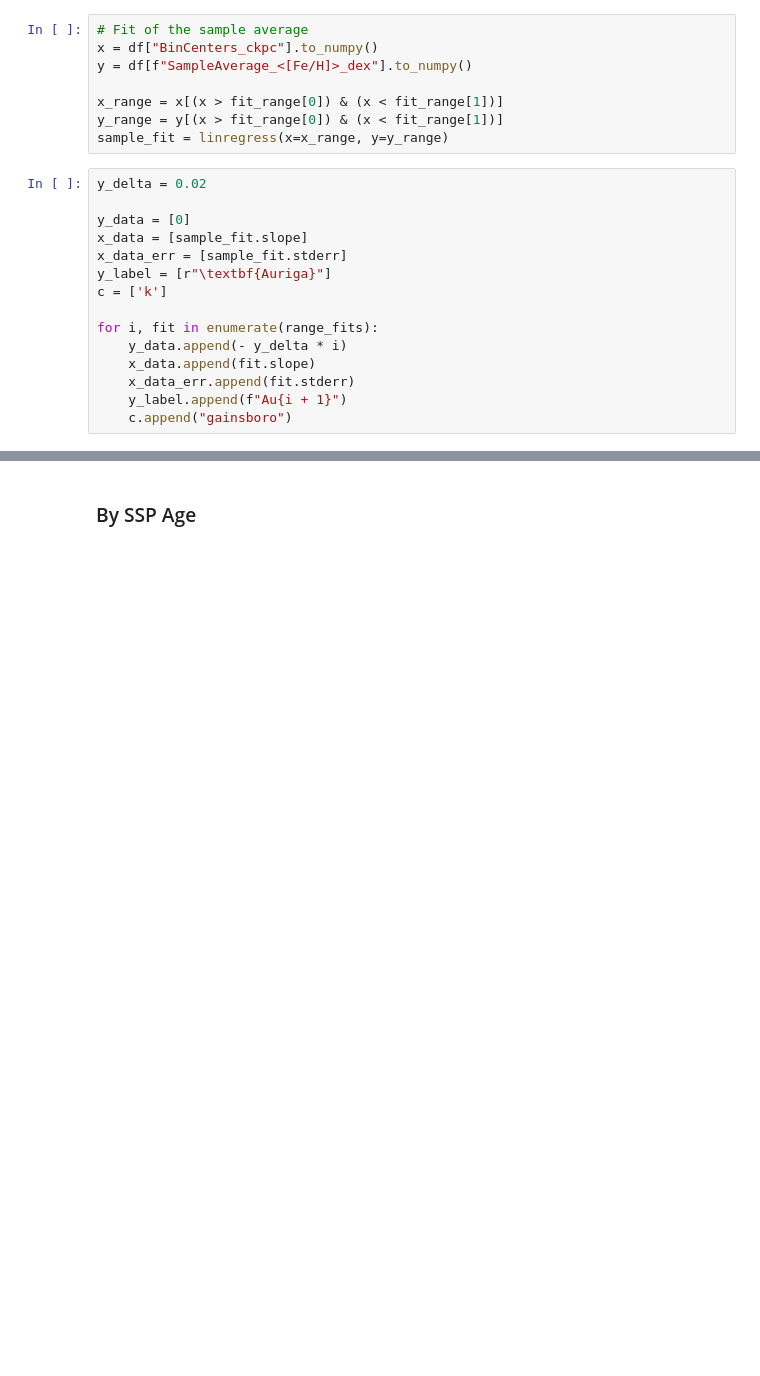
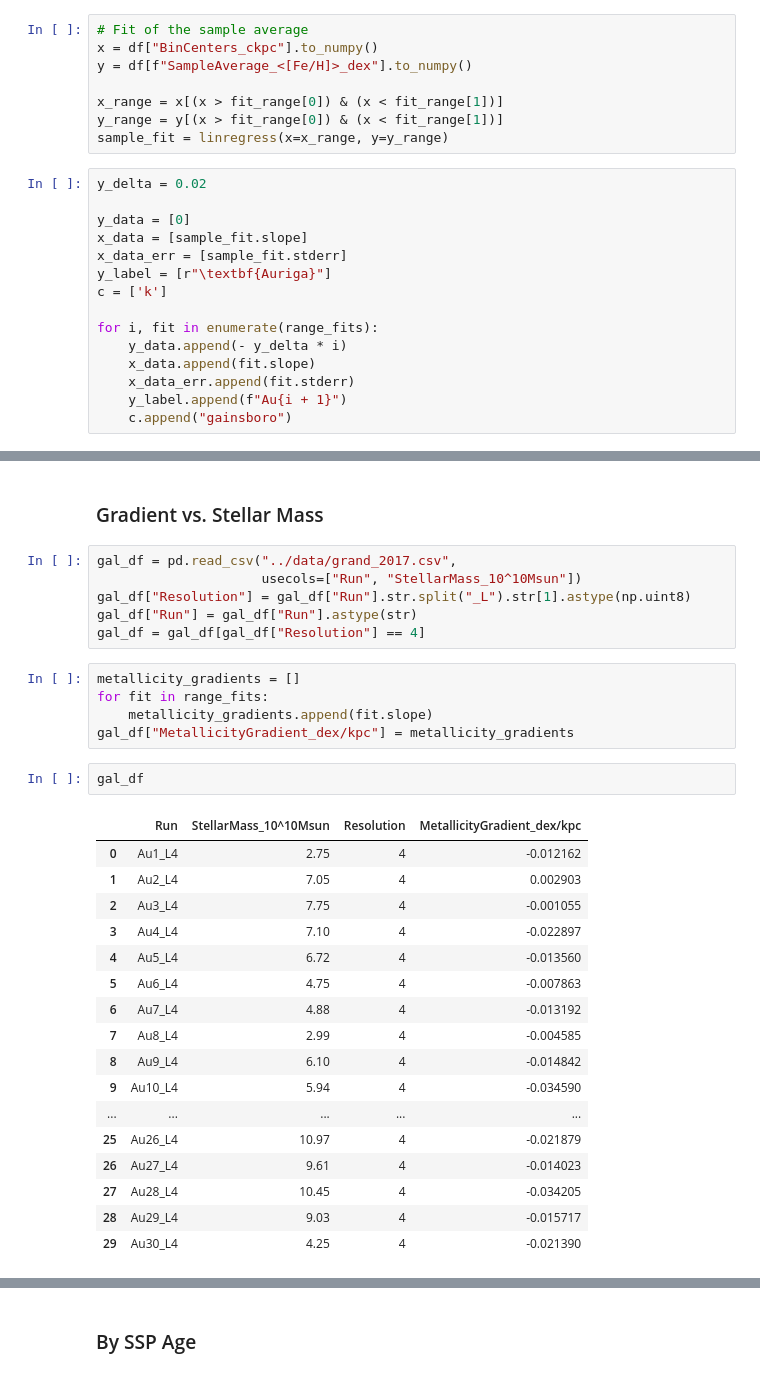
Before and after one commit to ffiza/auriga-metals, a Jupyter notebook: scripts/FeH Metallicity Profiles.ipynb, the cells around one changed output, grey strips where cells are left out. Drawn from its saved outputs; the diff is of its cells as text; blank space fills up the shorter version.

```diff
--- a/scripts/FeH Metallicity Profiles.ipynb
+++ b/scripts/FeH Metallicity Profiles.ipynb
@@ -278,3 +278,36 @@ axs[1].plot(x, x * data4["Data"]["BootstrapSlope"], lw=1, zorder=11)
 fig.savefig(
     f"../images/FeH_metallicity_profiles/mw_comparison/slope_data_range.pdf")
 plt.close(fig)
+# %% [markdown]
+### Gradient vs. Stellar Mass
+# %%
+gal_df = pd.read_csv("../data/grand_2017.csv",
+                     usecols=["Run", "StellarMass_10^10Msun"])
+gal_df["Resolution"] = gal_df["Run"].str.split("_L").str[1].astype(np.uint8)
+gal_df["Run"] = gal_df["Run"].astype(str)
+gal_df = gal_df[gal_df["Resolution"] == 4]
+# %%
+metallicity_gradients = []
+for fit in range_fits:
+    metallicity_gradients.append(fit.slope)
+gal_df["MetallicityGradient_dex/kpc"] = metallicity_gradients
+# %%
+gal_df
+# %% [output]
+|  | Run | StellarMass_10^10Msun | Resolution | MetallicityGradient_dex/kpc |
+| 0 | Au1_L4 | 2.75 | 4 | -0.012162 |
+| 1 | Au2_L4 | 7.05 | 4 | 0.002903 |
+| 2 | Au3_L4 | 7.75 | 4 | -0.001055 |
+| 3 | Au4_L4 | 7.10 | 4 | -0.022897 |
+| 4 | Au5_L4 | 6.72 | 4 | -0.013560 |
+| 5 | Au6_L4 | 4.75 | 4 | -0.007863 |
+| 6 | Au7_L4 | 4.88 | 4 | -0.013192 |
+| 7 | Au8_L4 | 2.99 | 4 | -0.004585 |
+| 8 | Au9_L4 | 6.10 | 4 | -0.014842 |
+| 9 | Au10_L4 | 5.94 | 4 | -0.034590 |
+| ... | ... | ... | ... | ... |
+| 25 | Au26_L4 | 10.97 | 4 | -0.021879 |
+| 26 | Au27_L4 | 9.61 | 4 | -0.014023 |
+| 27 | Au28_L4 | 10.45 | 4 | -0.034205 |
+| 28 | Au29_L4 | 9.03 | 4 | -0.015717 |
+| 29 | Au30_L4 | 4.25 | 4 | -0.021390 |
```
Also changed, not shown: parts of 7 cells of this notebook, 2 other files.
